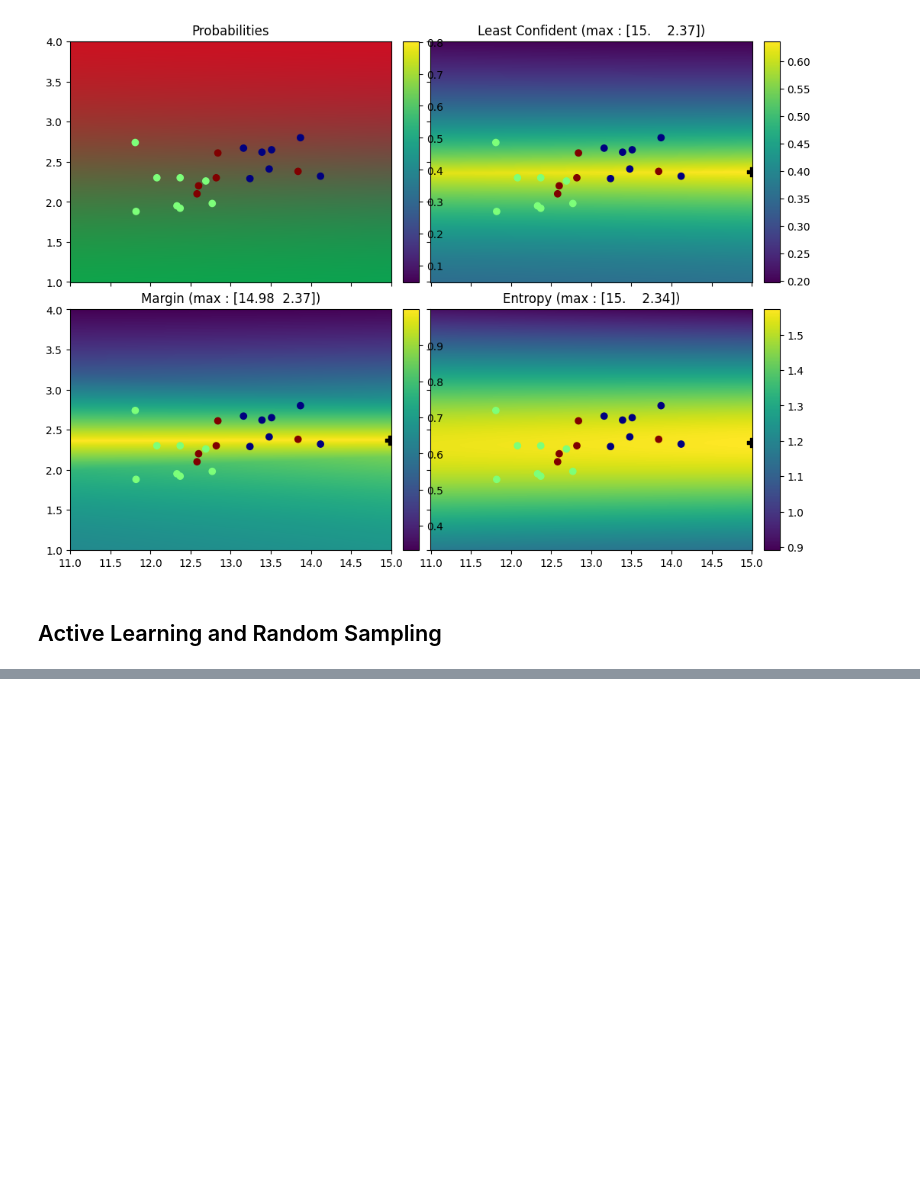
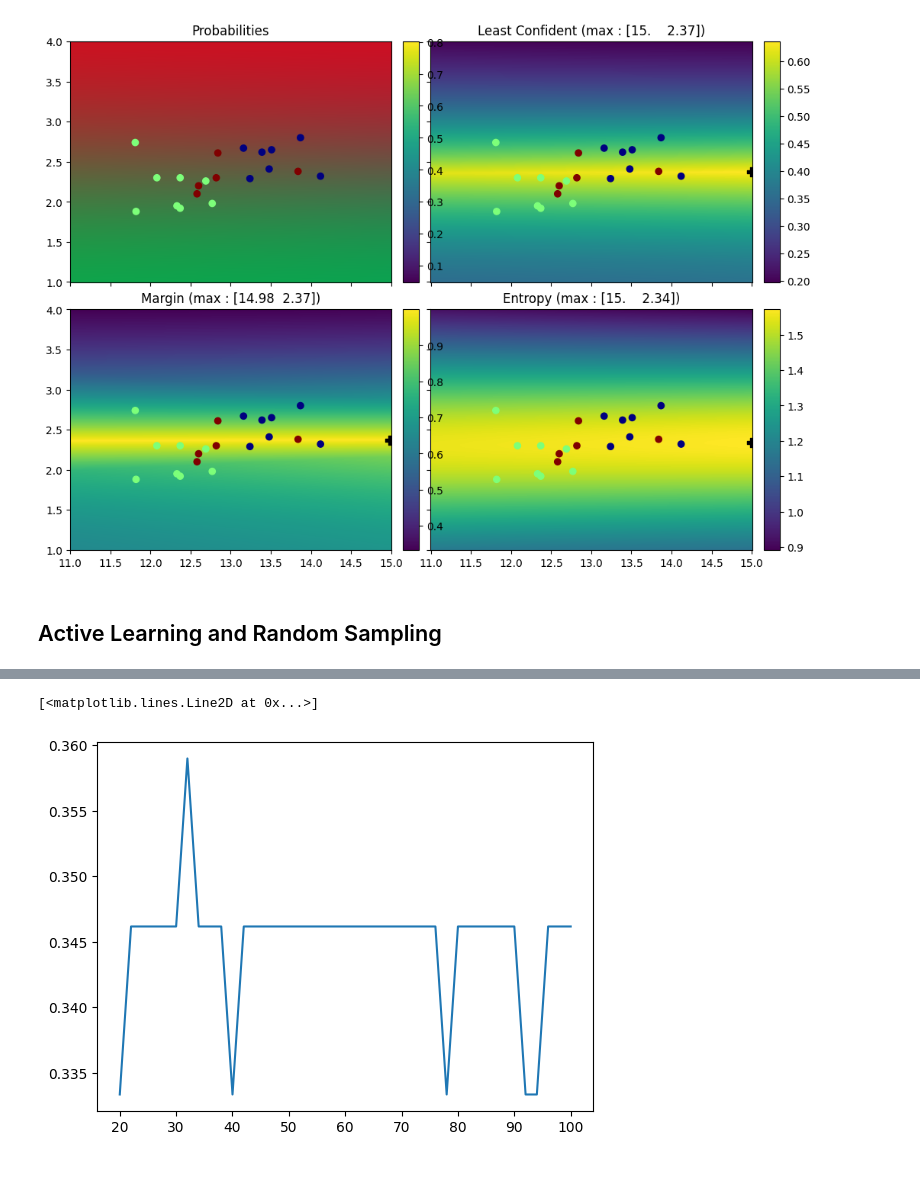
Before and after one commit to Andreas-Holm-2/Active-Machine-learning-2, a Jupyter notebook: Main.ipynb, the cells around one changed output, grey strips where cells are left out. Saved outputs shown, nothing was run; the diff lists cells and outputs as text; code cells hidden in the pictures; blank space fills up the shorter version.

```diff
--- a/Main.ipynb
+++ b/Main.ipynb
@@ -280,0 +291,41 @@ plt.show()
+# %%
+def norm_grad_x(theta,x, C=1.):
+    # probability of high class
+    # if len(x) > 40:
+    #   print(theta*x)
+
+    p1 = 1/(1+np.exp(-np.sum(theta*x)))
+      # probability of low class
+    p0 = 1-p1
+      # derivative of cost as derived above for high class
+    dL1=-x/(1+np.exp(theta*x))+theta/C
+      # same for low class
+    dL0=x*np.exp(theta*x)/(1+np.exp(theta*x))+theta/C
+      # 2-norm of these
+    g1=np.sqrt(np.sum(dL1**2,1))
+    g0=np.sqrt(np.sum(dL0**2,1))
+      # averaged according to probabilities
+    emc=p1*g1+p0*g0
+    return emc
+# %%
+# reset training set and pool
+testacc_emc=[]
+trainset=order[:ninit]
+Xtrain=np.take(Xpool,trainset,axis=0)
+ytrain=np.take(ypool,trainset,axis=0)
+poolidx=np.arange(len(Xpool),dtype=np.int64)
+poolidx=np.setdiff1d(poolidx,trainset)
+
+model = LogisticRegression(penalty='l2', C=1e1, solver='liblinear')
+
+for i in range(50):
+    model.fit(Xtrain, ytrain)
+    emc=norm_grad_x(model.coef_, Xpool[poolidx])
+    ye=model.predict(Xtest)
+    testacc_emc.append((len(Xtrain),sklearn.metrics.accuracy_score(ytest,ye)))
+
+    ypool_p_sort_idx = np.argsort(emc)
+    Xtrain=np.concatenate((Xtrain,Xpool[poolidx[ypool_p_sort_idx[-addn:]]]))
+    ytrain=np.concatenate((ytrain,ypool[poolidx[ypool_p_sort_idx[-addn:]]]))
+    poolidx=np.setdiff1d(poolidx,poolidx[ypool_p_sort_idx[-addn:]])
+    print('Model: LR, %i samples (EMC)'%(ninit+i*addn))
@@ -281,2 +350,7 @@ plt.show()
+# %%
+plt.plot(*tuple(np.array(testacc_emc).T))
+# %% [output]
+[<matplotlib.lines.Line2D at 0x...>]
+[figure, added]
 # %% [markdown]
 #
```
Also changed, not shown: parts of 4 cells of this notebook.
